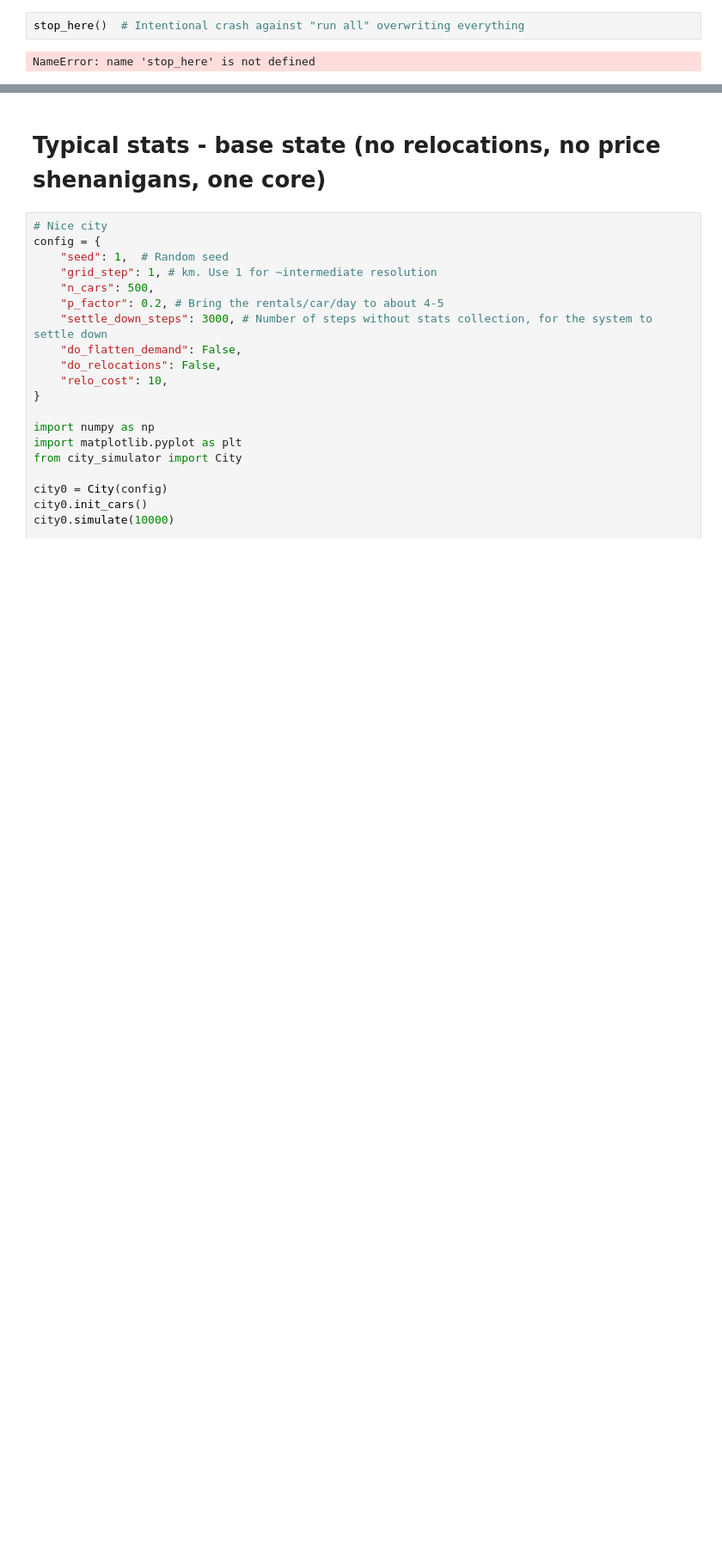
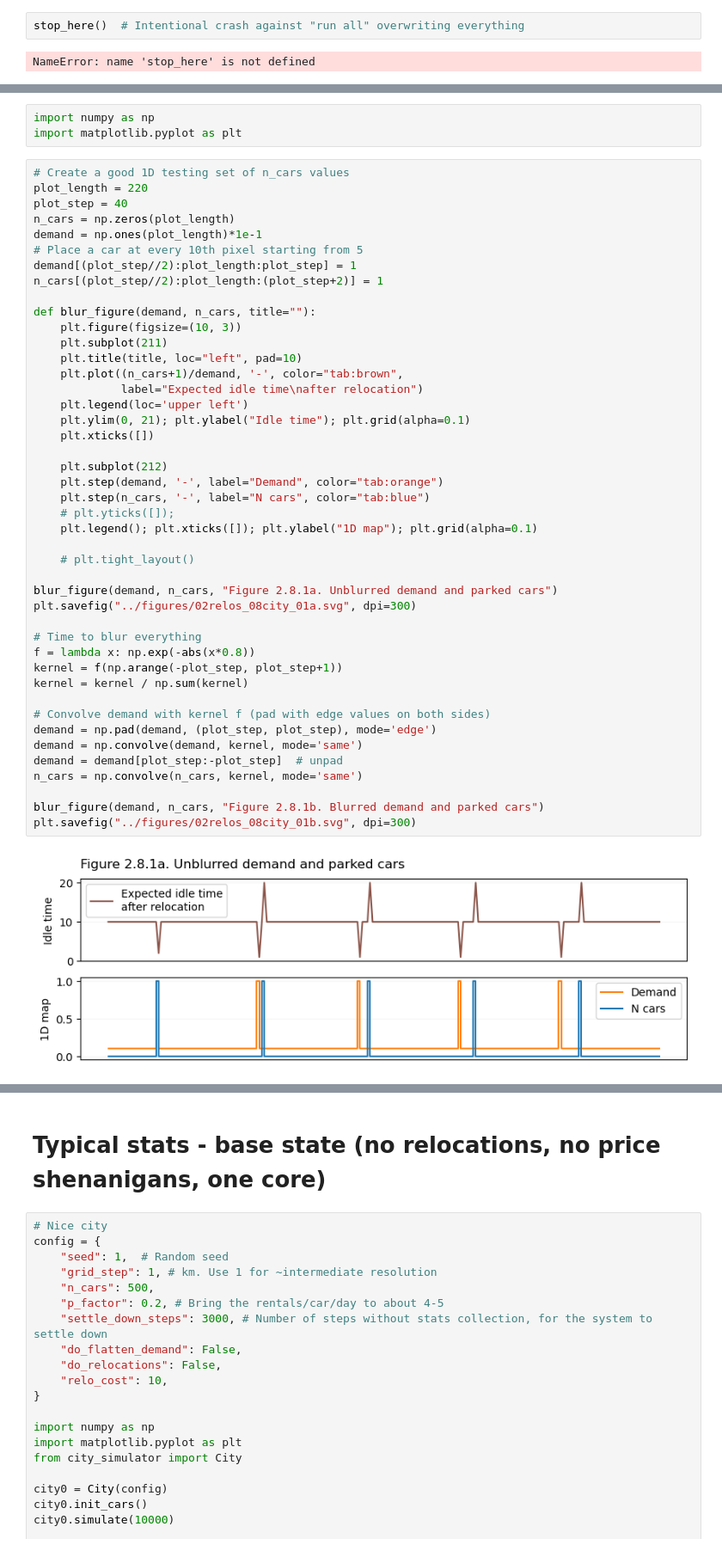
Before and after one commit to khakhalin/carsharing101, a Jupyter notebook: scripts/02relos_08city.ipynb, the cells around one changed output, grey strips where cells are left out. Shown at 86% size. Drawn from its saved outputs; the diff is of its cells as text; blank space fills up the shorter version.

Commit message:
Willingness to walk as a map blur

```diff
--- a/scripts/02relos_08city.ipynb
+++ b/scripts/02relos_08city.ipynb
@@ -47,0 +50,49 @@ NameError: name 'stop_here' is not defined
+# %%
+import numpy as np
+import matplotlib.pyplot as plt
+# %%
+# Create a good 1D testing set of n_cars values
+plot_length = 220
+plot_step = 40
+n_cars = np.zeros(plot_length)
+demand = np.ones(plot_length)*1e-1
+# Place a car at every 10th pixel starting from 5
+demand[(plot_step//2):plot_length:plot_step] = 1
+n_cars[(plot_step//2):plot_length:(plot_step+2)] = 1
+
+def blur_figure(demand, n_cars, title=""):
+    plt.figure(figsize=(10, 3))
+    plt.subplot(211)
+    plt.title(title, loc="left", pad=10)
+    plt.plot((n_cars+1)/demand, '-', color="tab:brown",
+             label="Expected idle time\nafter relocation")
+    plt.legend(loc='upper left')
+    plt.ylim(0, 21); plt.ylabel("Idle time"); plt.grid(alpha=0.1)
+    plt.xticks([])
+
+    plt.subplot(212)
+    plt.step(demand, '-', label="Demand", color="tab:orange")
+    plt.step(n_cars, '-', label="N cars", color="tab:blue")
+    # plt.yticks([]);
+    plt.legend(); plt.xticks([]); plt.ylabel("1D map"); plt.grid(alpha=0.1)
+
+    # plt.tight_layout()
+
+blur_figure(demand, n_cars, "Figure 2.8.1a. Unblurred demand and parked cars")
+plt.savefig("../figures/02relos_08city_01a.svg", dpi=300)
+
+# Time to blur everything
+f = lambda x: np.exp(-abs(x*0.8))
+kernel = f(np.arange(-plot_step, plot_step+1))
+kernel = kernel / np.sum(kernel)
+
+# Convolve demand with kernel f (pad with edge values on both sides)
+demand = np.pad(demand, (plot_step, plot_step), mode='edge')
+demand = np.convolve(demand, kernel, mode='same')
+demand = demand[plot_step:-plot_step]  # unpad
+n_cars = np.convolve(n_cars, kernel, mode='same')
+
+blur_figure(demand, n_cars, "Figure 2.8.1b. Blurred demand and parked cars")
+plt.savefig("../figures/02relos_08city_01b.svg", dpi=300)
+# %% [output]
+[figure, added]
```
Also changed, not shown: parts of 3 cells of this notebook, 3 other files.
